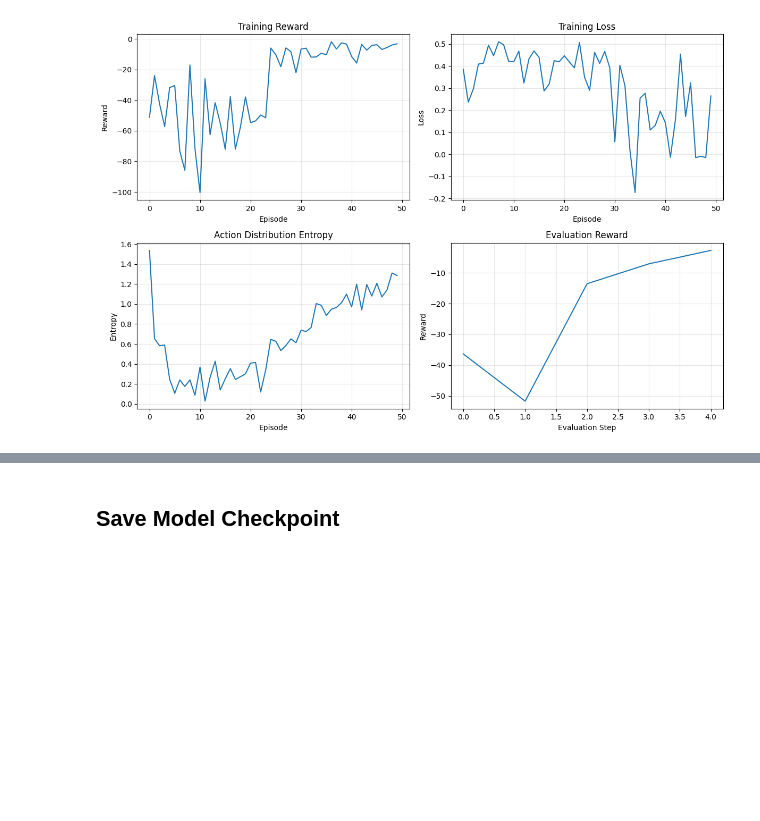
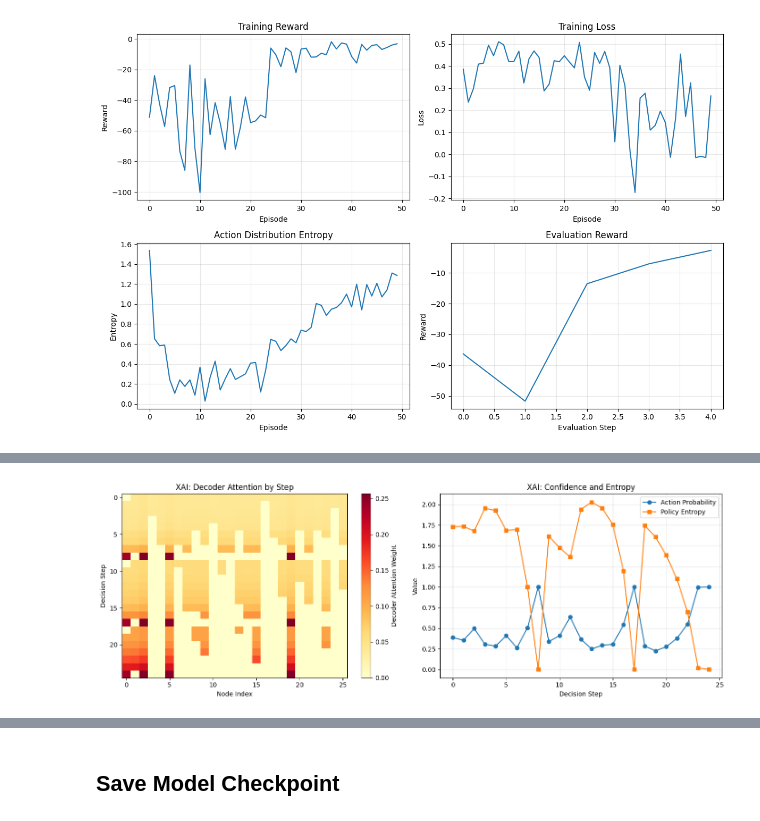
Before and after one commit to sdley/evrp-framework, a Jupyter notebook: run.ipynb, the cells around one changed output, grey strips where cells are left out. Cells and saved outputs as stored; diff of their text form; code cells hidden in the pictures; blank space fills up the shorter version.

Commit message:
Add XAI visualization

```diff
--- a/run.ipynb
+++ b/run.ipynb
@@ -283,0 +292,76 @@ plt.show()
+# %%
+import numpy as np
+import pandas as pd
+import matplotlib.pyplot as plt
+from rl4evrp.utils import run_episode
+
+# Use configured default reward mode when available.
+reward_cfg = problem_config.get('reward', {})
+xai_reward_mode = reward_cfg.get('default_mode', 'distance')
+
+xai_instance = dict(eval_instances[0])
+xai_instance['reward_mode'] = xai_reward_mode
+
+xai_reward, xai_route, xai_dist, xai_info, _, xai_traces, _ = run_episode(
+    model,
+    xai_instance,
+    device=str(framework.device),
+    greedy=True,
+    collect_traces=True
+)
+
+if not xai_traces:
+    raise RuntimeError('No XAI traces were collected. Ensure collect_traces=True and rerun.')
+
+xai_df = pd.DataFrame(xai_traces)
+
+# Compute per-step entropy from logits for confidence diagnostics.
+step_entropy = []
+for logits in xai_df['raw_logits']:
+    logits_t = np.asarray(logits, dtype=np.float32)
+    logits_t = logits_t[np.isfinite(logits_t)]
+    if logits_t.size <= 1:
+        step_entropy.append(0.0)
+        continue
+    logits_shift = logits_t - logits_t.max()
+    probs = np.exp(logits_shift)
+    probs = probs / probs.sum()
+    entropy = -np.sum(probs * np.log(probs + 1e-12))
+    step_entropy.append(float(entropy))
+
+xai_df['entropy'] = step_entropy
+
+print(f"XAI rollout summary ({xai_reward_mode} mode):")
+print(f"  Reward: {xai_reward:.3f}")
+print(f"  Distance: {xai_dist:.3f}")
+print(f"  Served customers: {xai_info['n_customers_served']}")
+print(f"  Charger visits: {xai_info['charger_visits']}")
+print(f"  Steps traced: {len(xai_traces)}")
+
+cols_to_show = [
+    'step', 'from_node', 'to_node', 'action_prob', 'entropy',
+    'battery_norm', 'cargo_norm', 'invalid_count', 'is_charger', 'is_depot'
+]
+display(xai_df[cols_to_show].head(12))
+
+attn_matrix = np.array(xai_df['dec_attn'].tolist(), dtype=np.float32)
+
+fig, axes = plt.subplots(1, 2, figsize=(14, 5))
+
+im = axes[0].imshow(attn_matrix, aspect='auto', cmap='YlOrRd')
+fig.colorbar(im, ax=axes[0], label='Decoder Attention Weight')
+axes[0].set_title('XAI: Decoder Attention by Step')
+axes[0].set_xlabel('Node Index')
+axes[0].set_ylabel('Decision Step')
+
+axes[1].plot(xai_df['step'], xai_df['action_prob'], marker='o', label='Action Probability')
+axes[1].plot(xai_df['step'], xai_df['entropy'], marker='s', label='Policy Entropy')
+axes[1].set_title('XAI: Confidence and Entropy')
+axes[1].set_xlabel('Decision Step')
+axes[1].set_ylabel('Value')
+axes[1].grid(True, alpha=0.3)
+axes[1].legend()
+
+plt.tight_layout()
+plt.show()
+# %% [output]
@@ -283,0 +387 @@ plt.show()
+[figure, added]
```
Also changed, not shown: parts of 3 cells of this notebook.
